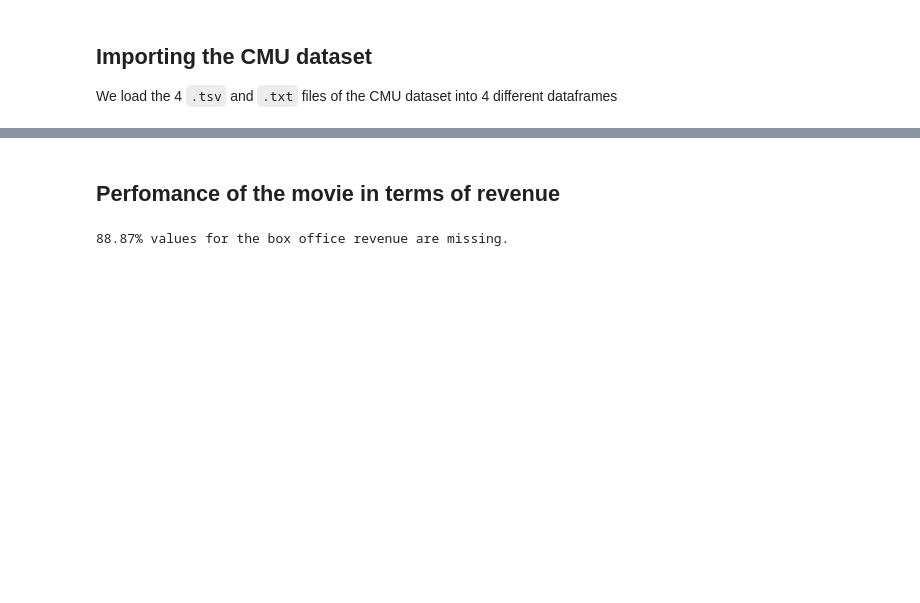
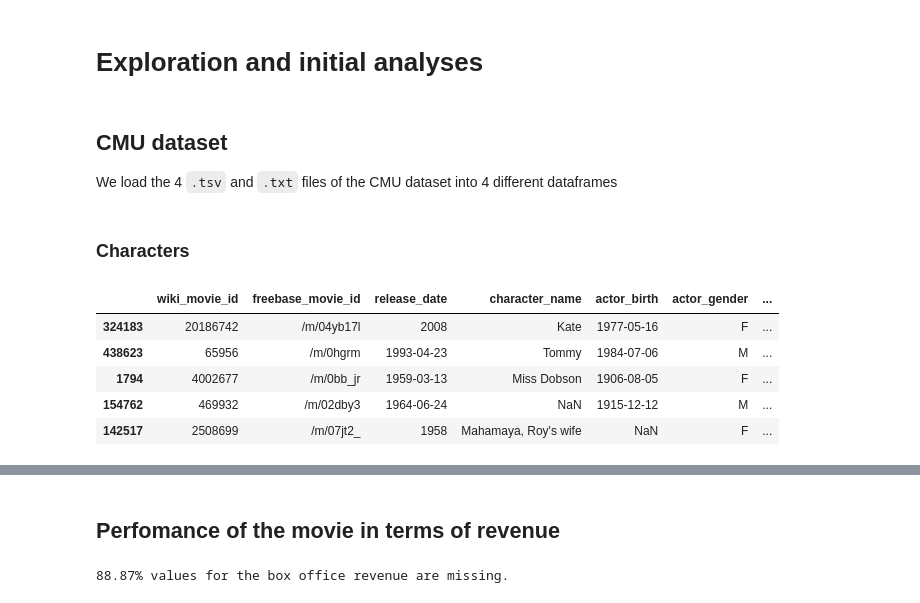
Before and after one commit to epfl-ada/ada-2023-project-advanceddataarsonists, a Jupyter notebook: data_exploring.ipynb, the cells around one changed output, grey strips where cells are left out. Saved outputs shown, nothing was run; the diff lists cells and outputs as text; code cells hidden in the pictures; blank space fills up the shorter version.

```diff
--- a/data_exploring.ipynb
+++ b/data_exploring.ipynb
@@ -1 +1,3 @@
+# %% [markdown]
+# Exploration and initial analyses
 # %%
@@ -5,7 +7,7 @@ sys.path.append("src/")
 
 from preprocessing.load_dataset import *
 # %% [markdown]
-## Importing the CMU dataset
+## CMU dataset
 
 We load the 4 `.tsv` and `.txt` files of the CMU dataset into 4 different dataframes
 # %%
@@ -15,0 +18,11 @@ tvtropes_tf = load_tvtropes_df()
+# %% [markdown]
+### Characters
+# %%
+characters_df.sample(5)
+# %% [output]
+|  | wiki_movie_id | freebase_movie_id | release_date | character_name | actor_birth | actor_gender | ... |
+| 324183 | 20186742 | /m/04yb17l | 2008 | Kate | 1977-05-16 | F | ... |
+| 438623 | 65956 | /m/0hgrm | 1993-04-23 | Tommy | 1984-07-06 | M | ... |
+| 1794 | 4002677 | /m/0bb_jr | 1959-03-13 | Miss Dobson | 1906-08-05 | F | ... |
+| 154762 | 469932 | /m/02dby3 | 1964-06-24 | NaN | 1915-12-12 | M | ... |
+| 142517 | 2508699 | /m/07jt2_ | 1958 | Mahamaya, Roy's wife | NaN | F | ... |
```
Also changed, not shown: parts of 15 cells of this notebook.
